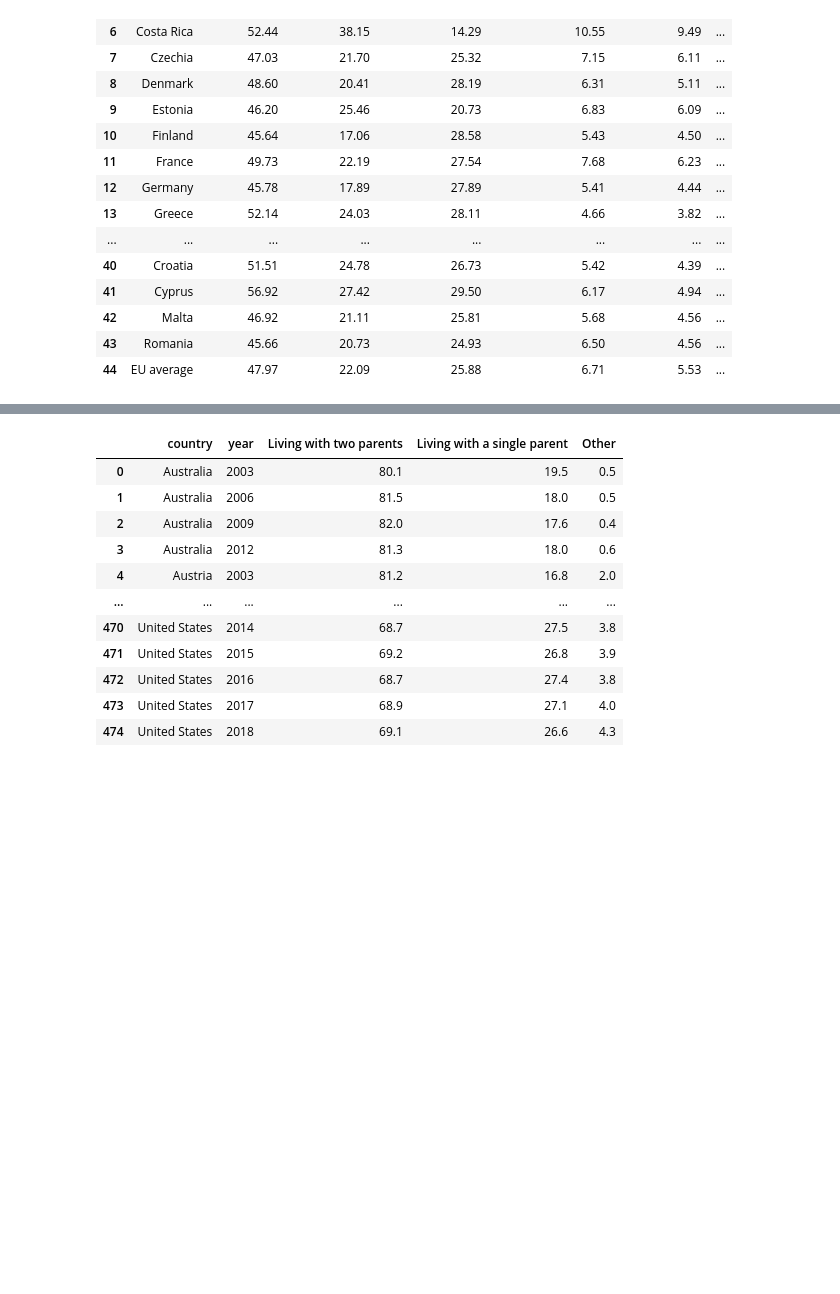
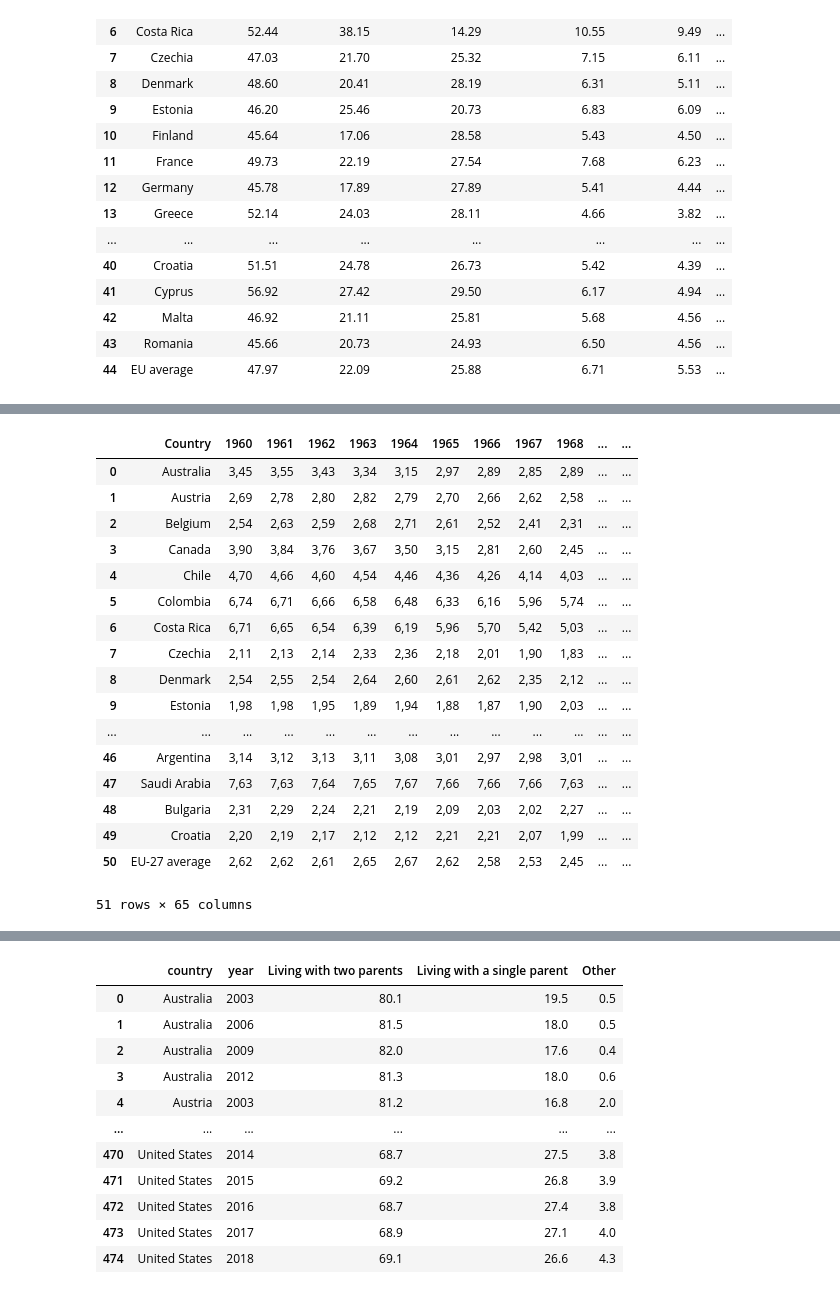
Before and after one commit to YkslB/marriage_statistics, a Jupyter notebook: scripts/Cleaning.ipynb, the cells around one changed output, grey strips where cells are left out. Drawn from its saved outputs; the diff is of its cells as text; code cells hidden in the pictures; blank space fills up the shorter version.

```diff
--- a/scripts/Cleaning.ipynb
+++ b/scripts/Cleaning.ipynb
@@ -1180 +1274,23 @@ df_16_3
+# %%
+df_17_2 = pd.read_csv('../data/Raw/OECD/SF_2_1_Total_Fertility_rates_S1.csv')
+df_17_2
+# %% [output]
+|  | Country | 1960 | 1961 | 1962 | 1963 | 1964 | 1965 | 1966 | 1967 | 1968 | ... | ... |
+| 0 | Australia | 3,45 | 3,55 | 3,43 | 3,34 | 3,15 | 2,97 | 2,89 | 2,85 | 2,89 | ... | ... |
+| 1 | Austria | 2,69 | 2,78 | 2,80 | 2,82 | 2,79 | 2,70 | 2,66 | 2,62 | 2,58 | ... | ... |
+| 2 | Belgium | 2,54 | 2,63 | 2,59 | 2,68 | 2,71 | 2,61 | 2,52 | 2,41 | 2,31 | ... | ... |
+| 3 | Canada | 3,90 | 3,84 | 3,76 | 3,67 | 3,50 | 3,15 | 2,81 | 2,60 | 2,45 | ... | ... |
+| 4 | Chile | 4,70 | 4,66 | 4,60 | 4,54 | 4,46 | 4,36 | 4,26 | 4,14 | 4,03 | ... | ... |
+| 5 | Colombia | 6,74 | 6,71 | 6,66 | 6,58 | 6,48 | 6,33 | 6,16 | 5,96 | 5,74 | ... | ... |
+| 6 | Costa Rica | 6,71 | 6,65 | 6,54 | 6,39 | 6,19 | 5,96 | 5,70 | 5,42 | 5,03 | ... | ... |
+| 7 | Czechia | 2,11 | 2,13 | 2,14 | 2,33 | 2,36 | 2,18 | 2,01 | 1,90 | 1,83 | ... | ... |
+| 8 | Denmark | 2,54 | 2,55 | 2,54 | 2,64 | 2,60 | 2,61 | 2,62 | 2,35 | 2,12 | ... | ... |
+| 9 | Estonia | 1,98 | 1,98 | 1,95 | 1,89 | 1,94 | 1,88 | 1,87 | 1,90 | 2,03 | ... | ... |
+| ... | ... | ... | ... | ... | ... | ... | ... | ... | ... | ... | ... | ... |
+| 46 | Argentina | 3,14 | 3,12 | 3,13 | 3,11 | 3,08 | 3,01 | 2,97 | 2,98 | 3,01 | ... | ... |
+| 47 | Saudi Arabia | 7,63 | 7,63 | 7,64 | 7,65 | 7,67 | 7,66 | 7,66 | 7,66 | 7,63 | ... | ... |
+| 48 | Bulgaria | 2,31 | 2,29 | 2,24 | 2,21 | 2,19 | 2,09 | 2,03 | 2,02 | 2,27 | ... | ... |
+| 49 | Croatia | 2,20 | 2,19 | 2,17 | 2,12 | 2,12 | 2,21 | 2,21 | 2,07 | 1,99 | ... | ... |
+| 50 | EU-27 average | 2,62 | 2,62 | 2,61 | 2,65 | 2,67 | 2,62 | 2,58 | 2,53 | 2,45 | ... | ... |
+51 rows × 65 columns
 # %%
```
Also changed, not shown: parts of 36 cells of this notebook, 6 other files.
